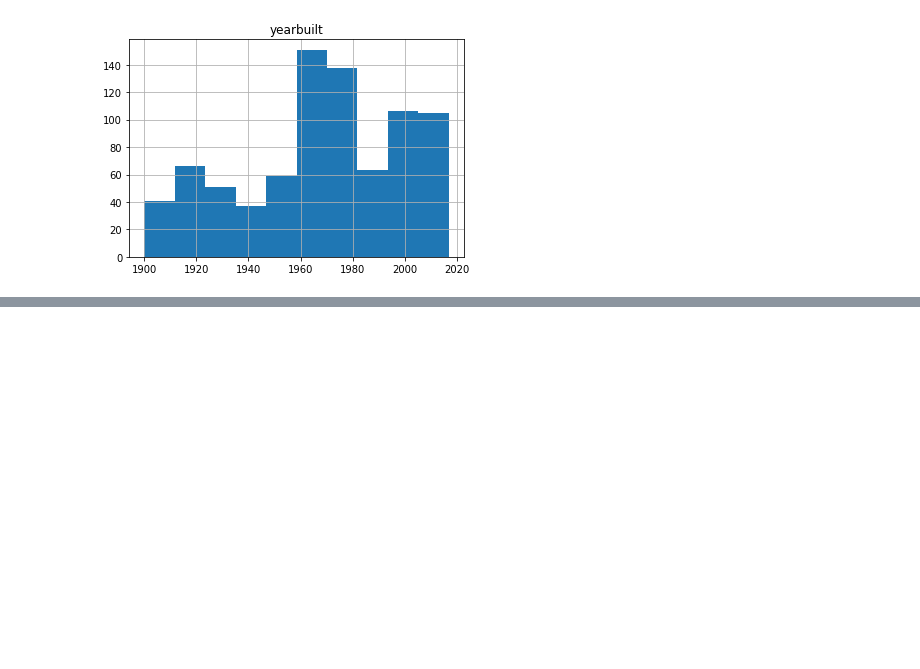
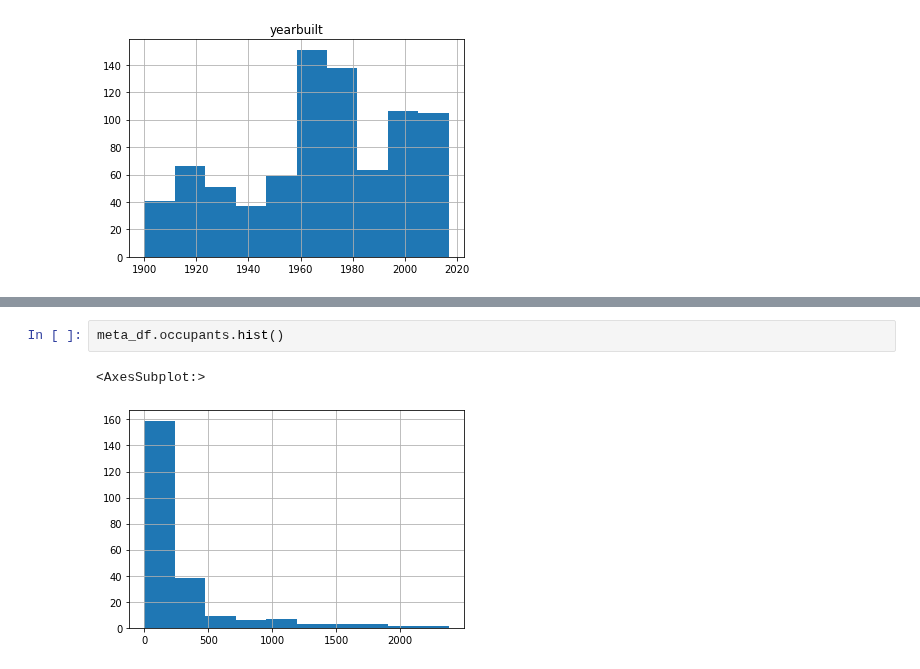
Before and after one commit to ShepherdCode/BuildingEnergy, a Jupyter notebook: Metadata_100.ipynb, the cells around one changed output, grey strips where cells are left out. Saved outputs shown, nothing was run; the diff lists cells and outputs as text; blank space fills up the shorter version.

```diff
--- a/Metadata_100.ipynb
+++ b/Metadata_100.ipynb
@@ -310,0 +367,5 @@ array([[<AxesSubplot:title={'center':'yearbuilt'}>]], dtype=object)
+# %%
+meta_df.occupants.hist()
+# %% [output]
+<AxesSubplot:>
+[figure, added]
```
Also changed, not shown: parts of 10 cells of this notebook, 3 other files.
